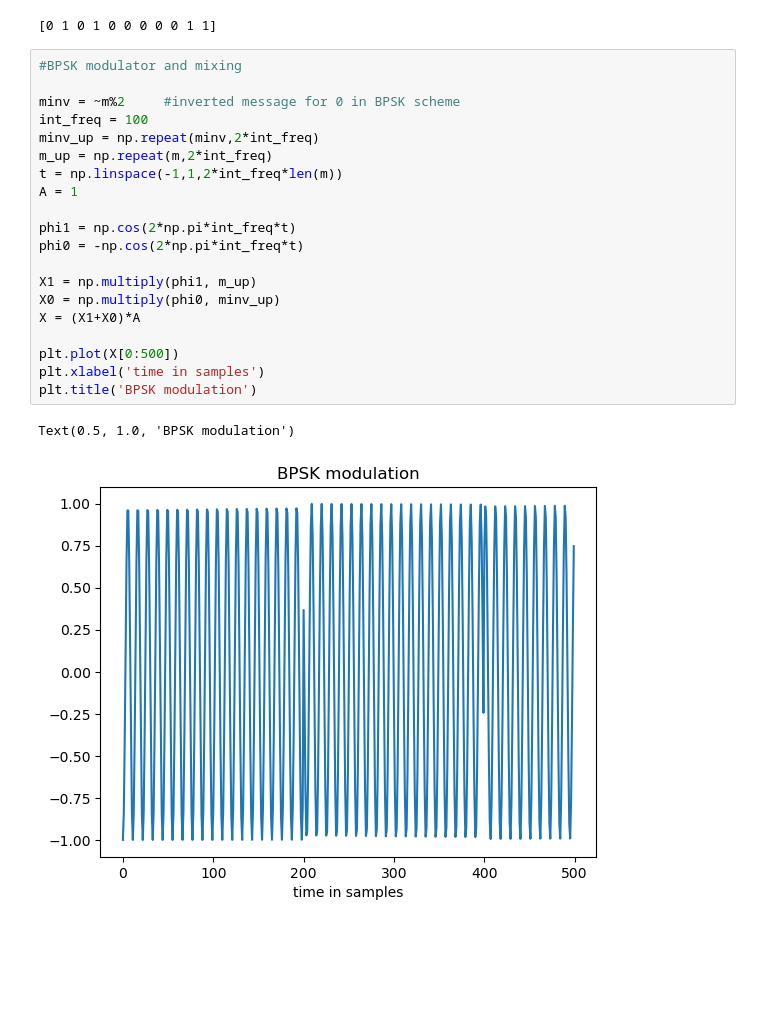
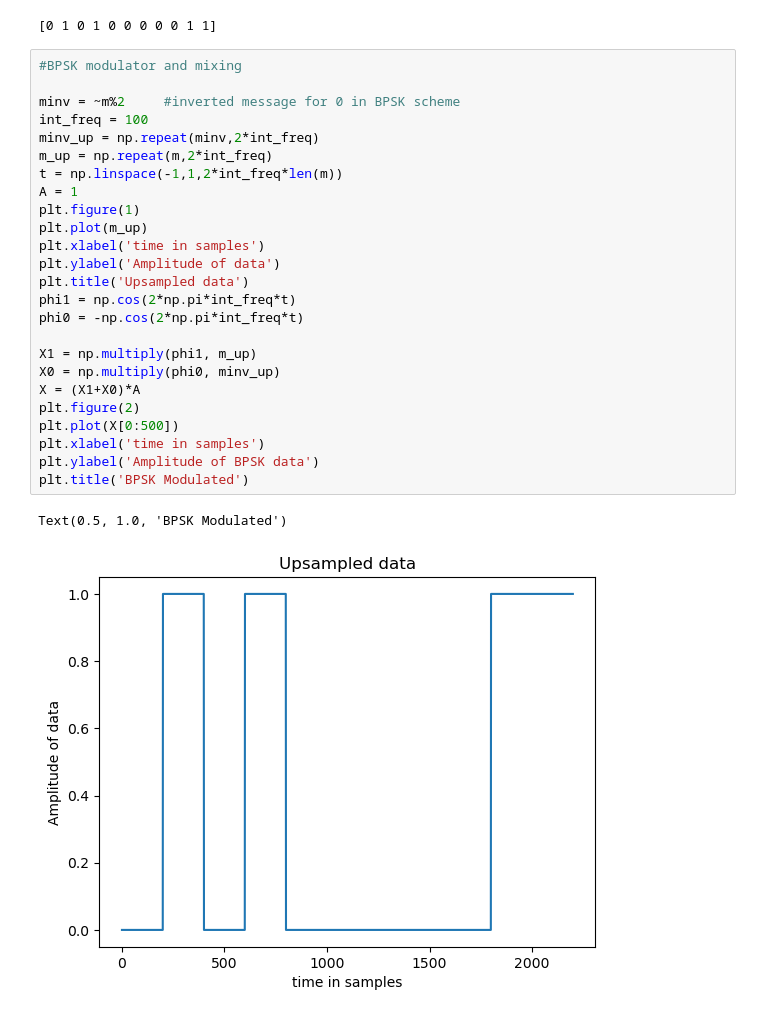
Before and after one commit to rhit-gardneml/Macrophthalmus, a Jupyter notebook: signalFlow.ipynb, the cells around one changed output. Drawn from its saved outputs; the diff is of its cells as text; blank space fills up the shorter version.

```diff
--- a/signalFlow.ipynb
+++ b/signalFlow.ipynb
@@ -18,23 +18,28 @@ print(m)
 # %%
 #BPSK modulator and mixing
 
 minv = ~m%2     #inverted message for 0 in BPSK scheme
 int_freq = 100
 minv_up = np.repeat(minv,2*int_freq)
 m_up = np.repeat(m,2*int_freq)
 t = np.linspace(-1,1,2*int_freq*len(m))
 A = 1
-
+plt.figure(1)
+plt.plot(m_up)
+plt.xlabel('time in samples')
+plt.ylabel('Amplitude of data')
+plt.title('Upsampled data')
 phi1 = np.cos(2*np.pi*int_freq*t)
 phi0 = -np.cos(2*np.pi*int_freq*t)
 
 X1 = np.multiply(phi1, m_up)
 X0 = np.multiply(phi0, minv_up)
 X = (X1+X0)*A
-
+plt.figure(2)
 plt.plot(X[0:500])
 plt.xlabel('time in samples')
-plt.title('BPSK modulation')
+plt.ylabel('Amplitude of BPSK data')
+plt.title('BPSK Modulated')
 # %% [output]
-Text(0.5, 1.0, 'BPSK modulation')
+Text(0.5, 1.0, 'BPSK Modulated')
-[figure, old version]
+[figure, new version]
```
Also changed, not shown: parts of 3 cells of this notebook, 2 other files.
